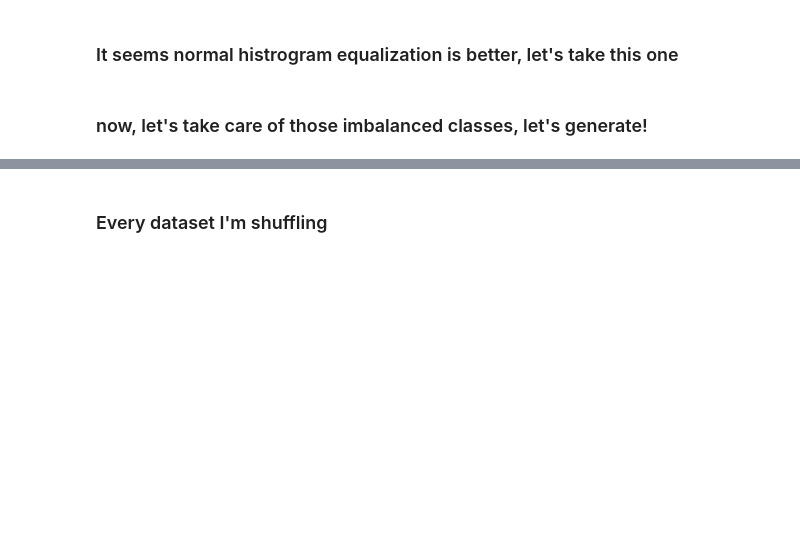
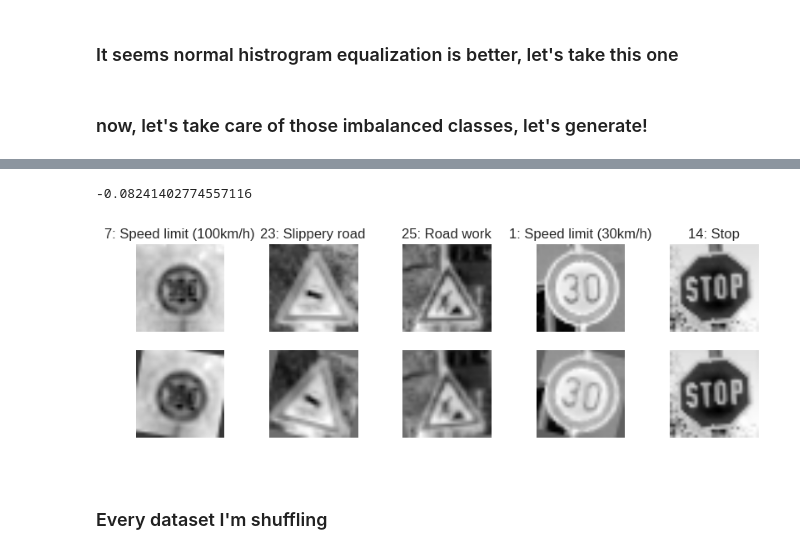
Before and after one commit to kangaroooh/CarND-Traffic-Sign-Classifier-Project, a Jupyter notebook: Traffic_Sign_Classifier.ipynb, the cells around one changed output, grey strips where cells are left out. Drawn from its saved outputs; the diff is of its cells as text; code cells hidden in the pictures; blank space fills up the shorter version.

Commit message:
image rotation

```diff
--- a/Traffic_Sign_Classifier.ipynb
+++ b/Traffic_Sign_Classifier.ipynb
@@ -238,3 +251,23 @@ Counter({0: 168,
+# %%
+np.random.uniform(-15,15)
+# %% [output]
+-0.08241402774557116
+# %%
+fig, axs = plt.subplots(2,5, figsize=(10, 3))
+axs = axs.ravel()
+plt.rc('font', size=5)
+for i in range(5):
+    index = random.randint(0, len(X_train))
+    image = X_train[index].squeeze()
+    axs[i].axis('off')
+    axs[i].imshow(image, cmap='gray')
+    axs[i].set_title("{}: {}".format(y_train[index], sign_lookup.loc[y_train[index]]['SignName']))
+
+    image = rotate(X_train[index], angle=np.random.uniform(-15,15))
+    axs[i+5].axis('off')
+    axs[i+5].imshow(image, cmap='gray')
+# %% [output]
+[figure, added]
 # %% [markdown]
 ### Every dataset I'm shuffling
 # %%
```
Also changed, not shown: parts of 5 cells of this notebook.
